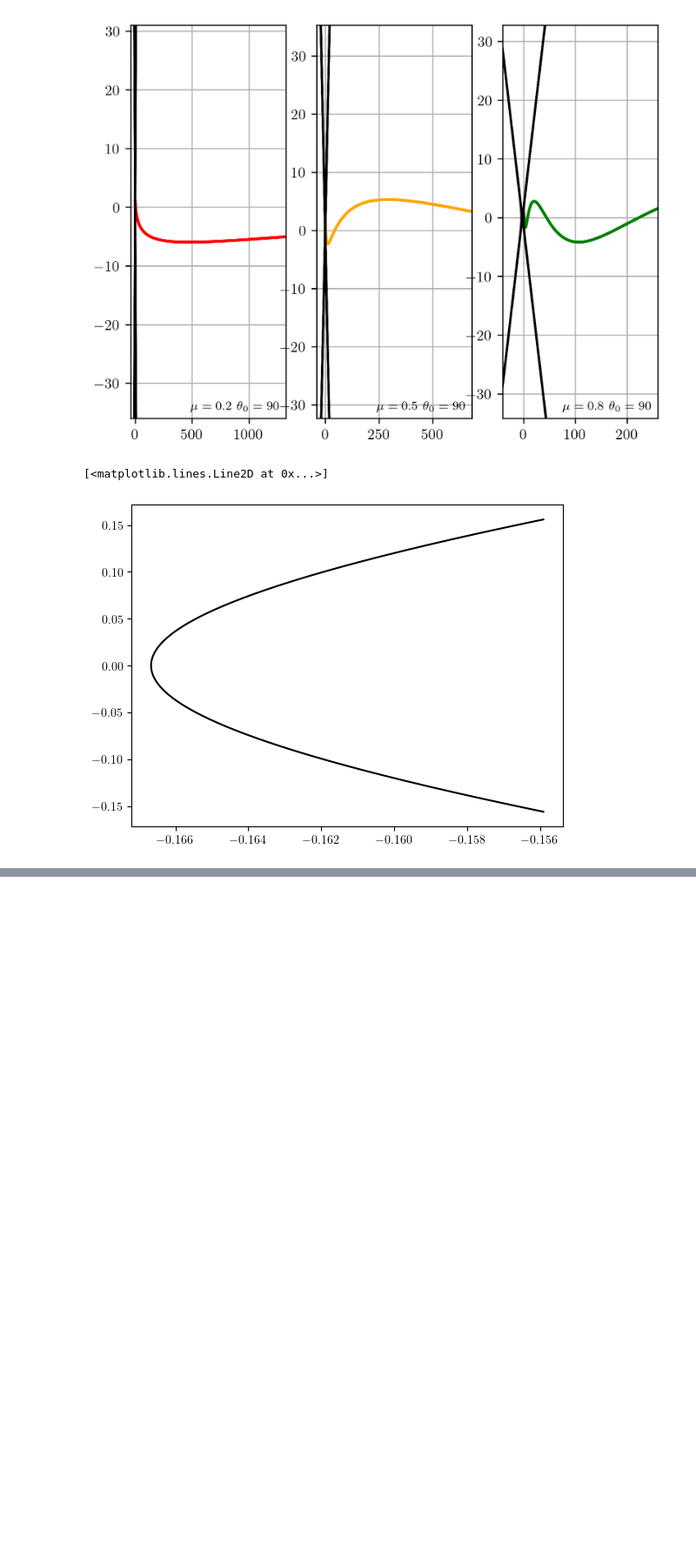
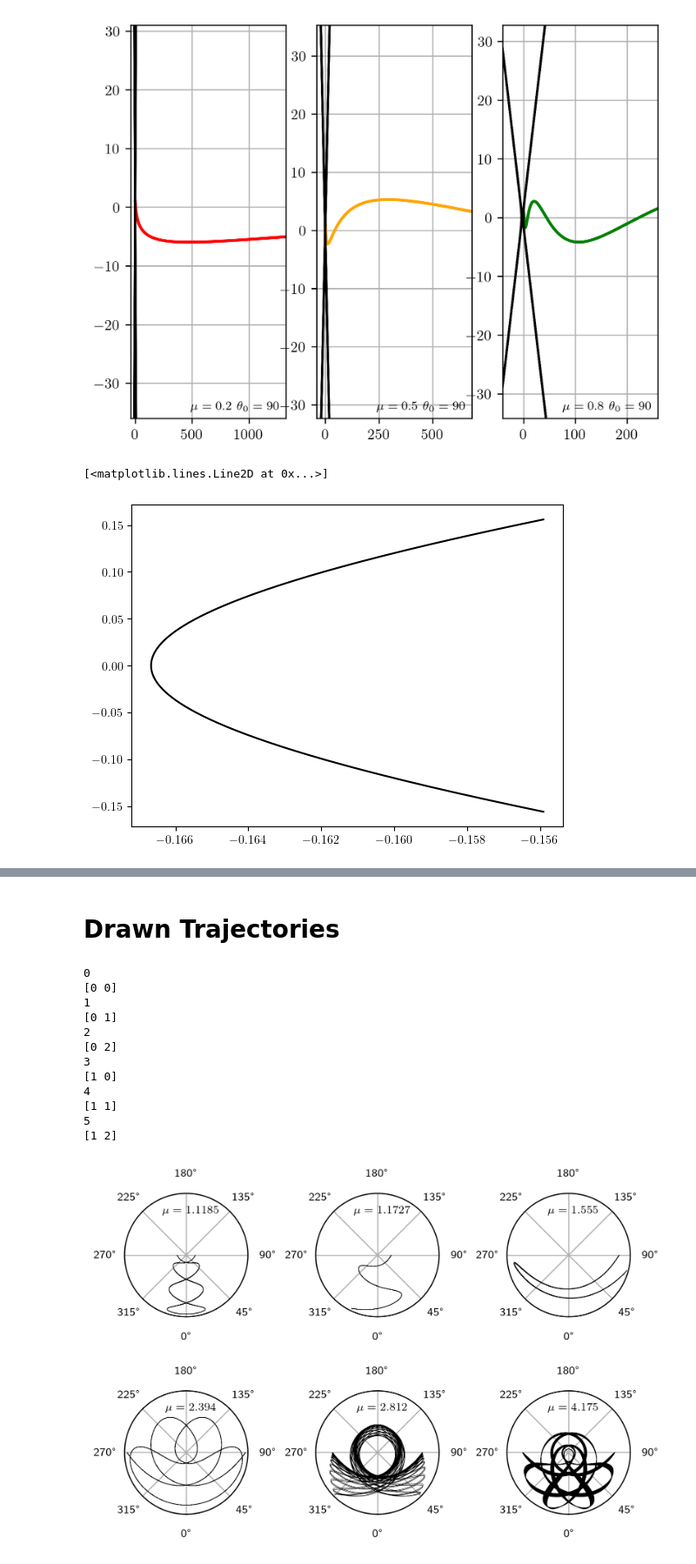
Before and after one commit to Tiranex/Atwood-Machine, a Jupyter notebook: sam.ipynb, the cells around one changed output, grey strips where cells are left out. Shown at 87% size. Saved outputs shown, nothing was run; the diff lists cells and outputs as text; code cells hidden in the pictures; blank space fills up the shorter version.

```diff
--- a/sam.ipynb
+++ b/sam.ipynb
@@ -18,8 +18,9 @@ def runge_kutta_4_algorithm():
                 print('Warning : Unstable or stable equilibrium chosen as initial value. Results may be unintended.')
             if variables[i][0] <= (threshold * r0):
                 print(i)
-                print('The trajectory came within the threshold for identifying a singularity (%.4f%% of r0). The program has finished early (%.2 f s ) to avoid infinities.' % ((threshold * r0 * 100), (i * step)))
-                break
+                flag=True
+                print('VALOR: {}. The trajectory came within the threshold for identifying a singularity.'.format(i))
+                return
             k1 = step * sam_accelerator(variables[i], times[i])
             k2 = step * sam_accelerator(variables[i] + k1 / 2, times[i] + step)
             k3 = step * sam_accelerator(variables[i] + k2 / 2, times[i] + step)
@@ -30,7 +31,7 @@ def runge_kutta_4_algorithm():
             flag = True
             print('Infinities encountered as SAM radius approached 0. Increase the singularity threshold.')
             print('Algorithm has exited early to avoid an erroneous data.')
-            break
+            return
 # %%
 def sam_accelerator(coords, time):
     # This is the only unique aspect of this RK4 implementation
@@ -491,0 +489,73 @@ array([ 4.89979978e-04, -9.99754940e-01])
+# %% [markdown]
+# Drawn Trajectories
+# %%
+from matplotlib.ticker import MultipleLocator
+non_singular_mu=[1.1185, 1.1727, 1.555, 2.394, 2.812, 4.175]
+colors=["red", "orange", "green"]
+colors_limit="black"
+fig, ax = plt.subplots(2, 3,dpi=300, subplot_kw={'projection': 'polar'}, gridspec_kw={'hspace': 0.1, 'wspace': 0.55})
+axis_rel=[[0,0],[0,1],[0,2],[1,0],[1,1],[1,2]]
+axis_rel=array(axis_rel)
+fig.tight_layout()
+#ax.plot(theta, r)
+#ax.set_rmax(2)
+#ax.set_rticks([0.5, 1, 1.5, 2])  # Less radial ticks
+#ax.set_rlabel_position(-22.5)  # Move radial labels away from plotted line
+#ax.grid(True)
+for i in range(6):
+    print(i)
+    step = 0.001
+    max_time = 100
+    threshold =  0.01
+    indices = int(max_time / step)
+    times = linspace(0, (indices - 1) * step, indices)
+
+
+
+    # Initialize the initial conditions
+    r0 = 1
+    rdot0 = 0
+    theta0 = - math.pi / 2
+    theta_dot0 = 0
+    g = 9.8
+
+    mu= non_singular_mu[i]
+
+    # Runge-Kutta algorithm initialization variables
+    variables = zeros([indices, 4], dtype=float)
+
+    # Calculate
+    runge_kutta_4_algorithm()
+    print(axis_rel[i])
+    ax[axis_rel[i][0], axis_rel[i][1]].plot(variables[:, 2], variables[:, 0], linewidth=0.3, color="black",label=r'$\mu={}$'.format(mu))
+    #ax[i].set_xlabel("X")
+    #ax[i].set_ylabel("Y")
+    ax[axis_rel[i][0], axis_rel[i][1]].set_theta_zero_location ("S")
+    ax[axis_rel[i][0], axis_rel[i][1]].grid(True)
+
+
+    if not flag:
+
+       # ax[axis_rel[i][0], axis_rel[i][1]].plot([-0.05, 0.05], [0, 0], color='black')  # Horizontal line
+       # ax[axis_rel[i][0], axis_rel[i][1]].plot([0,0], [-0.05, 0.05], color='black')  # Vertical line
+        ax[axis_rel[i][0], axis_rel[i][1]].legend(bbox_to_anchor=(0.5, 0.95),loc='upper center', frameon=False, fontsize=8, handlelength=0, borderpad=0)
+        ax[axis_rel[i][0], axis_rel[i][1]].set_yticklabels([])
+        #ax[axis_rel[i][0], axis_rel[i][1]].set_xticklabels([0, 45, 90, 135, 180])
+        ax[axis_rel[i][0], axis_rel[i][1]].tick_params(axis='x', labelsize=8)
+        ax[axis_rel[i][0], axis_rel[i][1]].yaxis.set_major_locator(MultipleLocator(20))
+plt.savefig("./orbits/periodic_trajectories.png", dpi=300,bbox_inches='tight')
+plt.show()
+# %% [output]
+0
+[0 0]
+1
+[0 1]
+2
+[0 2]
+3
+[1 0]
+4
+[1 1]
+5
+[1 2]
+[figure, added]
```
Also changed, not shown: parts of 4 cells of this notebook, 3 other files.
